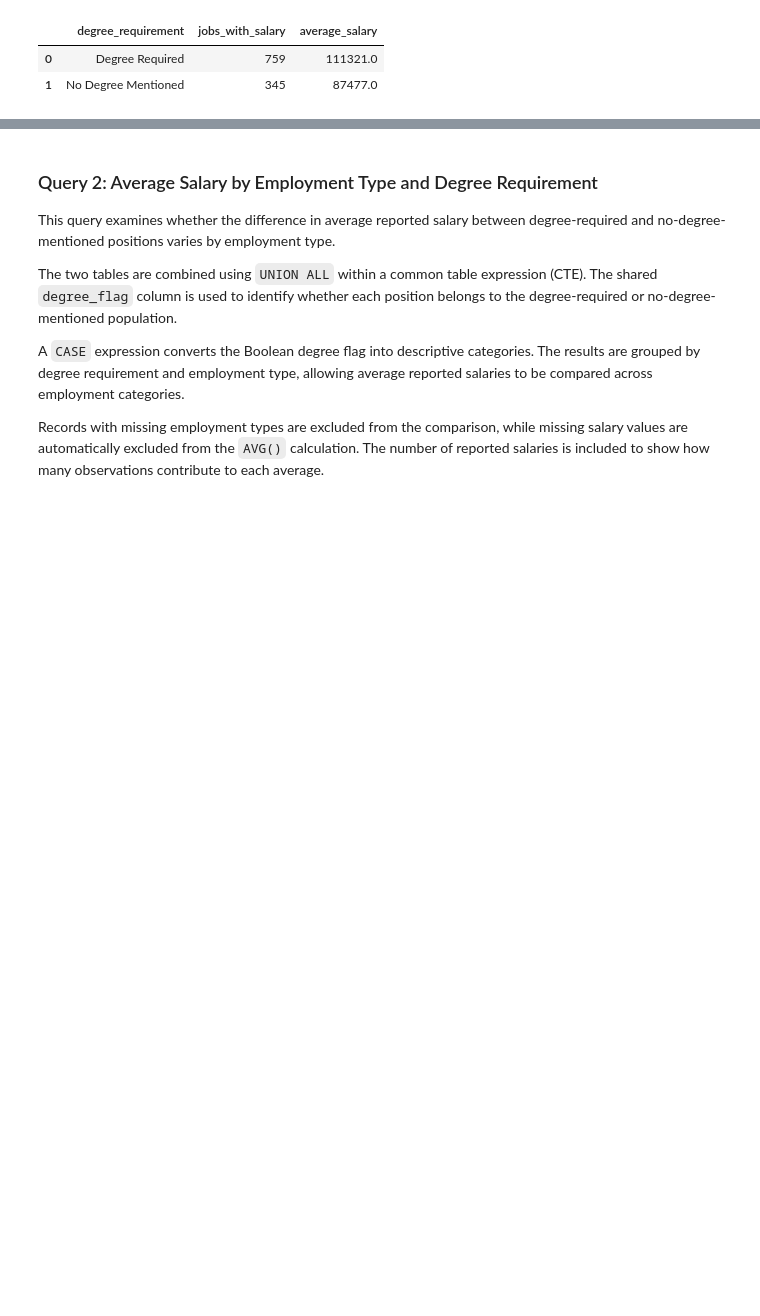
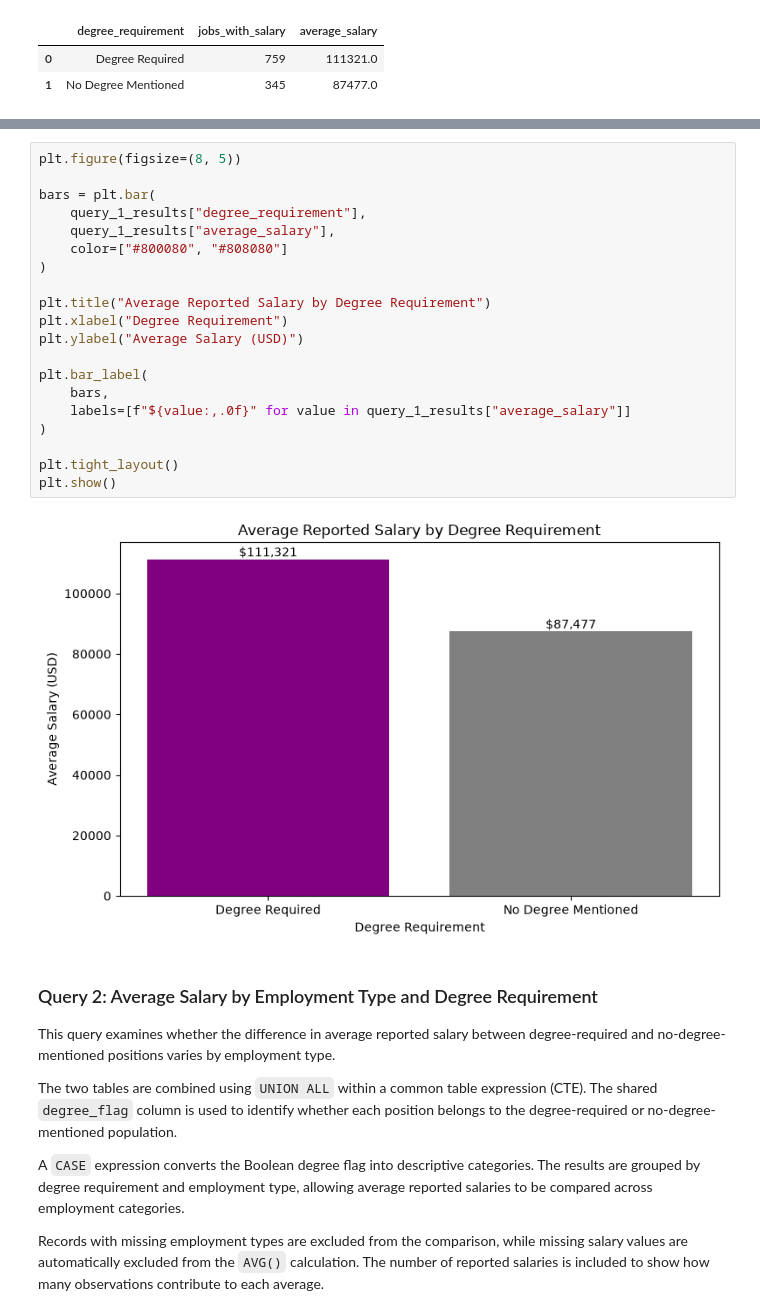
Before and after one commit to Wyparks04/Degree_Impact_On_Data_Analyst_Salaries, a Jupyter notebook: notebooks/03_data_analyst_jobs_database.ipynb, the cells around one changed output, grey strips where cells are left out. Drawn from its saved outputs; the diff is of its cells as text; blank space fills up the shorter version.

```diff
--- a/notebooks/03_data_analyst_jobs_database.ipynb
+++ b/notebooks/03_data_analyst_jobs_database.ipynb
@@ -410,3 +414,25 @@ The results will be used in Notebook 04 to visualize the difference in average r
+# %%
+plt.figure(figsize=(8, 5))
+
+bars = plt.bar(
+    query_1_results["degree_requirement"],
+    query_1_results["average_salary"],
+    color=["#800080", "#808080"]
+)
+
+plt.title("Average Reported Salary by Degree Requirement")
+plt.xlabel("Degree Requirement")
+plt.ylabel("Average Salary (USD)")
+
+plt.bar_label(
+    bars,
+    labels=[f"${value:,.0f}" for value in query_1_results["average_salary"]]
+)
+
+plt.tight_layout()
+plt.show()
+# %% [output]
+[figure, added]
 # %% [markdown]
 ### Query 2: Average Salary by Employment Type and Degree Requirement
 
```
Also changed, not shown: parts of 8 cells of this notebook, 4 other files.
